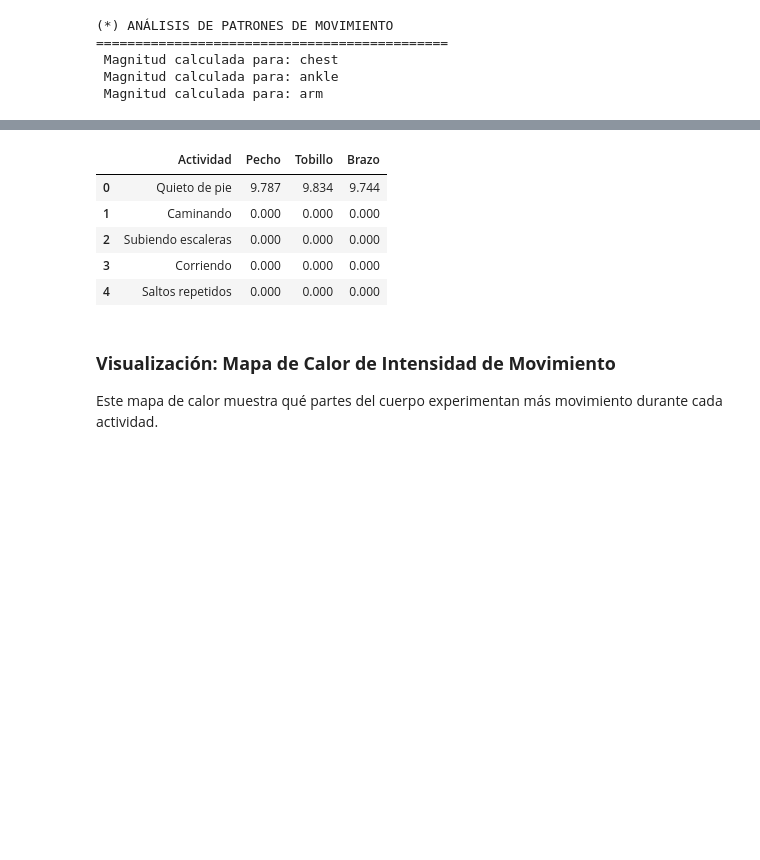
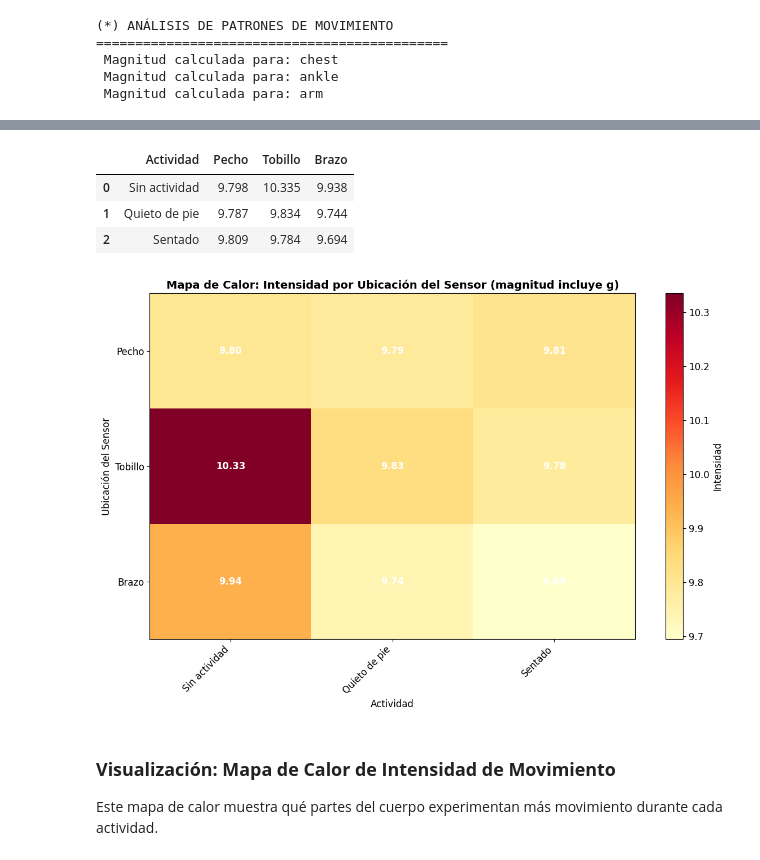
Before and after one commit to Jvviers/analisis_datosSalud, a Jupyter notebook: notebooks/02_analisis_exploratorio.ipynb, the cells around one changed output, grey strips where cells are left out. Cells and saved outputs as stored; diff of their text form; code cells hidden in the pictures; blank space fills up the shorter version.

```diff
--- a/notebooks/02_analisis_exploratorio.ipynb
+++ b/notebooks/02_analisis_exploratorio.ipynb
@@ -446,41 +446,62 @@ df = analizar_patrones_movimiento(df)
  Magnitud calculada para: ankle
  Magnitud calculada para: arm
 # %%
-# Comparar intensidad de movimiento por actividad
-if 'actividades_dict' not in globals():
-    raise ValueError("El diccionario 'actividades_dict' no está definido. Ejecuta la celda correspondiente antes de continuar.")
+# Comparar intensidad de movimiento por actividad (robusto y dinámico)
 
 print(" INTENSIDAD DE MOVIMIENTO POR ACTIVIDAD")
-print("=" * 45)
+print("=" * 55)
 
-# Seleccionar actividades representativas
-actividades_interes = [1, 4, 5, 9, 12]  # Quieto, caminando, escaleras, corriendo, saltando
-nombres_actividades = [actividades_dict[act] for act in actividades_interes]
+# 1) Detectar actividades disponibles en el DataFrame
+if 'actividad' not in df.columns:
+    raise ValueError("No se encontró la columna 'actividad' en el DataFrame.")
 
-# Calcular promedios por actividad y ubicación
-ubicaciones_sensor = ['accel_chest_magnitud', 'accel_ankle_magnitud', 'accel_arm_magnitud']
-nombres_ubicacion = ['Pecho', 'Tobillo', 'Brazo']
+actividades_interes = sorted(df['actividad'].unique().tolist())
 
+# 2) Diccionario de nombres de actividad (usa el tuyo si ya existe)
+if 'actividades_dict' not in globals():
+    # Ajusta los nombres si tus códigos significan otra cosa
+    actividades_dict = {0: "Quieto de pie", 1: "Caminando", 2: "Corriendo"}
+
+nombres_actividades = [actividades_dict.get(a, str(a)) for a in actividades_interes]
+print("Actividades detectadas:", dict(zip(actividades_interes, nombres_actividades)))
+
+# 3) Elegir columnas de intensidad: preferir *_dinamica; si no hay, usar *_magnitud
+preferidas = ['accel_chest_dinamica','accel_ankle_dinamica','accel_arm_dinamica']
+alternas   = ['accel_chest_magnitud','accel_ankle_magnitud','accel_arm_magnitud']
+
+cols_exist_din = [c for c in preferidas if c in df.columns]
+cols_exist_mag = [c for c in alternas if c in df.columns]
+
+if cols_exist_din:
+    ubicaciones_sensor = cols_exist_din
+    print("Usando columnas DINÁMICAS:", ubicaciones_sensor)
+else:
+    ubicaciones_sensor = cols_exist_mag
+    print("⚠️ No se encontraron columnas dinámicas. Usando MAGNITUD (incluye gravedad):", ubicaciones_sensor)
+
+# Nombres legibles para el gráfico
+nombre_por_col = {
+    'accel_chest_dinamica':   'Pecho', 'accel_ankle_dinamica':   'Tobillo', 'accel_arm_dinamica':   'Brazo',
+    'accel_chest_magnitud':   'Pecho', 'accel_ankle_magnitud':   'Tobillo', 'accel_arm_magnitud':   'Brazo'
+}
+nombres_ubicacion = [nombre_por_col[c] for c in ubicaciones_sensor]
+
+# 4) Agregar promedios por actividad/ubicación
 resultados_movimiento = []
-
 for actividad_id in actividades_interes:
     datos_act = df[df['actividad'] == actividad_id]
-    actividad_nombre = actividades_dict[actividad_id]
+    fila = {'Actividad': actividades_dict.get(actividad_id, str(actividad_id))}
+    for col, nombre in zip(ubicaciones_sensor, nombres_ubicacion):
+        if col in df.columns and len(datos_act) > 0:
+            fila[nombre] = float(datos_act[col].mean())
+        else:
+            fila[nombre] = 0.0
+    resultados_movimiento.append(fila)
 
-    fila_resultado = {'Actividad': actividad_nombre}
+# 5) DataFrame resultado
+df_movimiento = pd.DataFrame(resultados_movimiento)
 
-    for ubicacion, nombre_ubicacion in zip(ubicaciones_sensor, nombres_ubicacion):
-        if ubicacion in df.columns and len(datos_act) > 0:
-            promedio = datos_act[ubicacion].mean()
-            fila_resultado[nombre_ubicacion] = promedio
-        else:
-            fila_resultado[nombre_ubicacion] = 0
-
-    resultados_movimiento.append(fila_resultado)
-
-# Crear DataFrame de resultados
-df_movimiento = pd.DataFrame(resultados_movimiento)
-print(" Intensidad promedio de movimiento por ubicación del sensor:")
+print("\n Intensidad promedio por ubicación del sensor:")
 display(df_movimiento.round(3))
 # %% [output]
  INTENSIDAD DE MOVIMIENTO POR ACTIVIDAD
@@ -489,9 +513,8 @@ display(df_movimiento.round(3))
 |  | Actividad | Pecho | Tobillo | Brazo |
-| 0 | Quieto de pie | 9.787 | 9.834 | 9.744 |
-| 1 | Caminando | 0.000 | 0.000 | 0.000 |
-| 2 | Subiendo escaleras | 0.000 | 0.000 | 0.000 |
-| 3 | Corriendo | 0.000 | 0.000 | 0.000 |
-| 4 | Saltos repetidos | 0.000 | 0.000 | 0.000 |
+| 0 | Sin actividad | 9.798 | 10.335 | 9.938 |
+| 1 | Quieto de pie | 9.787 | 9.834 | 9.744 |
+| 2 | Sentado | 9.809 | 9.784 | 9.694 |
+[figure, added]
 # %% [markdown]
 ###  **Visualización: Mapa de Calor de Intensidad de Movimiento**
 
```
Also changed, not shown: parts of 2 cells of this notebook.
